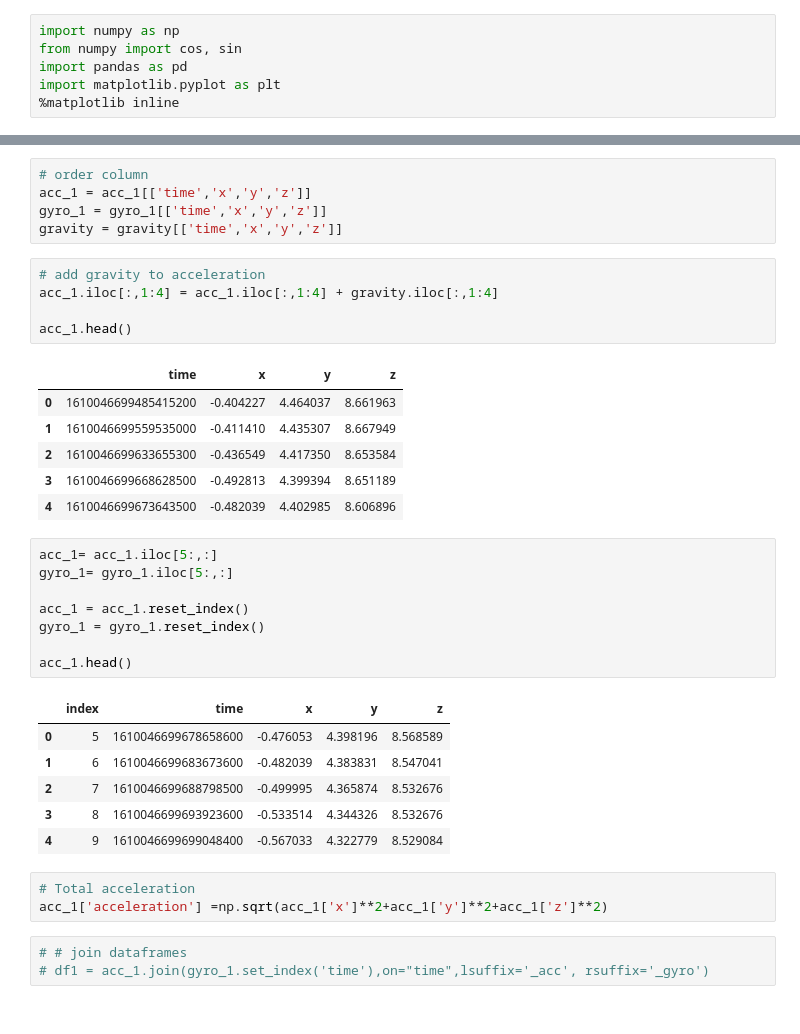
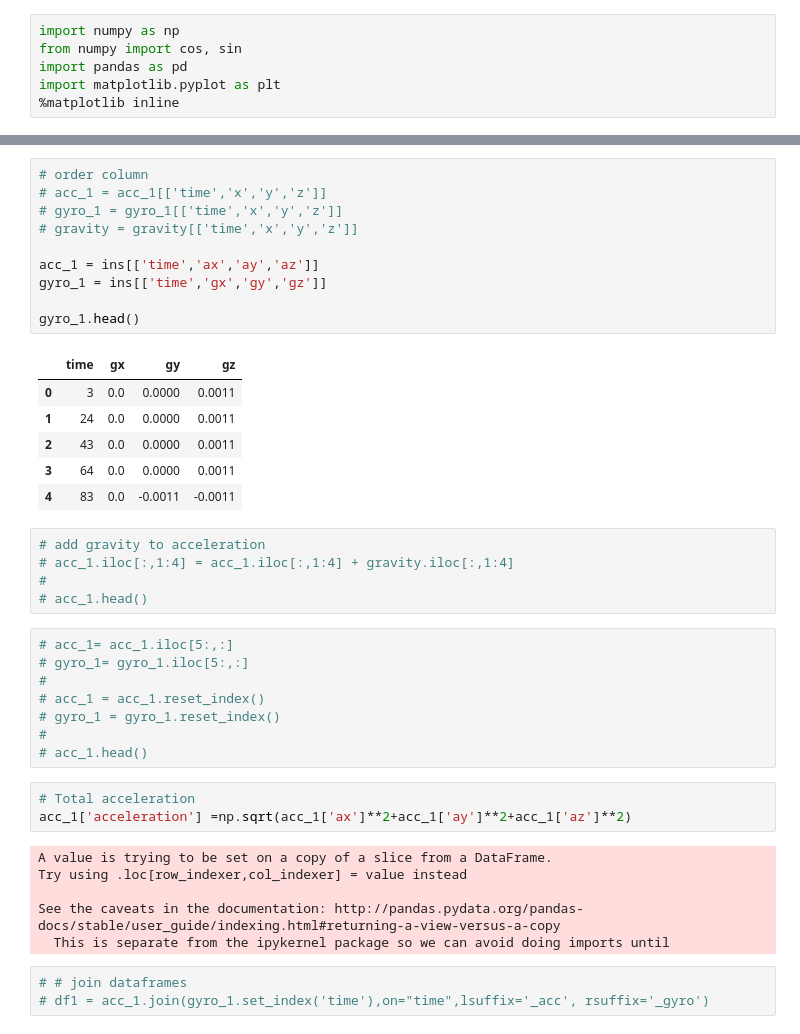
Before and after one commit to orenltr/Inertial-Navigation, a Jupyter notebook: Navigation_Eq.ipynb, the cells around one changed output, grey strips where cells are left out. Cells and saved outputs as stored; diff of their text form.

```diff
--- a/Navigation_Eq.ipynb
+++ b/Navigation_Eq.ipynb
@@ -12,38 +45,42 @@ gravity = pd.read_csv(r'data\24_steps\Gravity.csv')
 # %%
 # order column
-acc_1 = acc_1[['time','x','y','z']]
-gyro_1 = gyro_1[['time','x','y','z']]
-gravity = gravity[['time','x','y','z']]
+# acc_1 = acc_1[['time','x','y','z']]
+# gyro_1 = gyro_1[['time','x','y','z']]
+# gravity = gravity[['time','x','y','z']]
+
+acc_1 = ins[['time','ax','ay','az']]
+gyro_1 = ins[['time','gx','gy','gz']]
+
+gyro_1.head()
+# %% [output]
+|  | time | gx | gy | gz |
+| 0 | 3 | 0.0 | 0.0000 | 0.0011 |
+| 1 | 24 | 0.0 | 0.0000 | 0.0011 |
+| 2 | 43 | 0.0 | 0.0000 | 0.0011 |
+| 3 | 64 | 0.0 | 0.0000 | 0.0011 |
+| 4 | 83 | 0.0 | -0.0011 | -0.0011 |
 # %%
 # add gravity to acceleration
-acc_1.iloc[:,1:4] = acc_1.iloc[:,1:4] + gravity.iloc[:,1:4]
-
-acc_1.head()
+# acc_1.iloc[:,1:4] = acc_1.iloc[:,1:4] + gravity.iloc[:,1:4]
+#
+# acc_1.head()
-# %% [output]
-|  | time | x | y | z |
-| 0 | 1610046699485415200 | -0.404227 | 4.464037 | 8.661963 |
-| 1 | 1610046699559535000 | -0.411410 | 4.435307 | 8.667949 |
-| 2 | 1610046699633655300 | -0.436549 | 4.417350 | 8.653584 |
-| 3 | 1610046699668628500 | -0.492813 | 4.399394 | 8.651189 |
-| 4 | 1610046699673643500 | -0.482039 | 4.402985 | 8.606896 |
 # %%
-acc_1= acc_1.iloc[5:,:]
-gyro_1= gyro_1.iloc[5:,:]
-
-acc_1 = acc_1.reset_index()
-gyro_1 = gyro_1.reset_index()
-
-acc_1.head()
+# acc_1= acc_1.iloc[5:,:]
+# gyro_1= gyro_1.iloc[5:,:]
+#
+# acc_1 = acc_1.reset_index()
+# gyro_1 = gyro_1.reset_index()
+#
+# acc_1.head()
-# %% [output]
-|  | index | time | x | y | z |
-| 0 | 5 | 1610046699678658600 | -0.476053 | 4.398196 | 8.568589 |
-| 1 | 6 | 1610046699683673600 | -0.482039 | 4.383831 | 8.547041 |
-| 2 | 7 | 1610046699688798500 | -0.499995 | 4.365874 | 8.532676 |
-| 3 | 8 | 1610046699693923600 | -0.533514 | 4.344326 | 8.532676 |
-| 4 | 9 | 1610046699699048400 | -0.567033 | 4.322779 | 8.529084 |
 # %%
 # Total acceleration
-acc_1['acceleration'] =np.sqrt(acc_1['x']**2+acc_1['y']**2+acc_1['z']**2)
+acc_1['acceleration'] =np.sqrt(acc_1['ax']**2+acc_1['ay']**2+acc_1['az']**2)
+# %% [output]
+A value is trying to be set on a copy of a slice from a DataFrame.
+Try using .loc[row_indexer,col_indexer] = value instead
+
+See the caveats in the documentation: http://pandas.pydata.org/pandas-docs/stable/user_guide/indexing.html#returning-a-view-versus-a-copy
+  This is separate from the ipykernel package so we can avoid doing imports until
 # %%
 # # join dataframes
 # df1 = acc_1.join(gyro_1.set_index('time'),on="time",lsuffix='_acc', rsuffix='_gyro')
```
Also changed, not shown: parts of 12 cells of this notebook.
